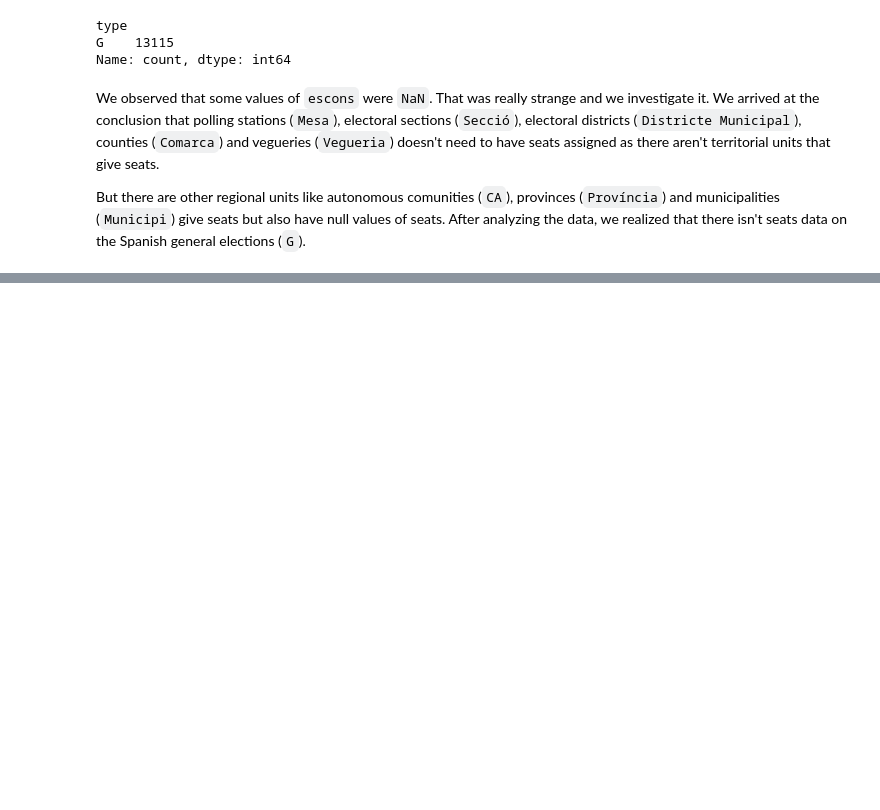
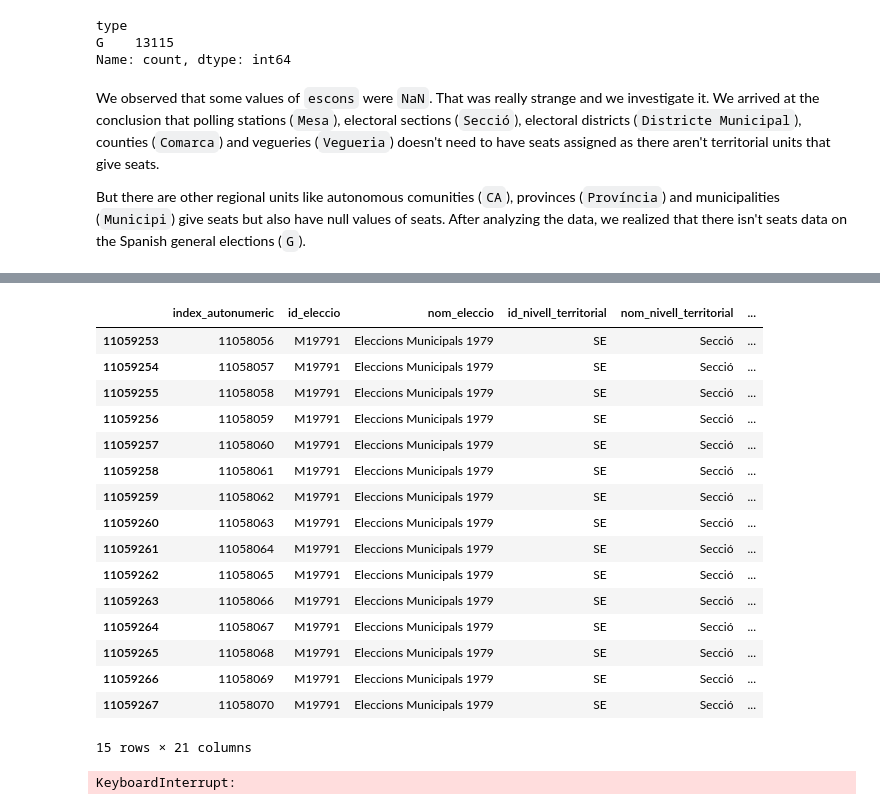
Before and after one commit to guillempla/catalan-elections-forecasting, a Jupyter notebook: src/study_data/study-results-data.ipynb, the cells around one changed output, grey strips where cells are left out. Drawn from its saved outputs; the diff is of its cells as text; code cells hidden in the pictures; blank space fills up the shorter version.

```diff
--- a/src/study_data/study-results-data.ipynb
+++ b/src/study_data/study-results-data.ipynb
@@ -849,0 +864,4 @@ But there are other regional units like autonomous comunities (`CA`), provinces
+# %%
+df_grouped = pd.read_pickle('../../data/processed/catalan-elections-grouped-data.pkl')
+
+df_grouped.info()
@@ -849,0 +890,2 @@ But there are other regional units like autonomous comunities (`CA`), provinces
+# %%
+df_censal_sections = df_grouped[df_grouped["id_nivell_territorial"] == "SE"]
@@ -849,0 +931,31 @@ But there are other regional units like autonomous comunities (`CA`), provinces
+# %%
+df_censal_sections[
+    (df_censal_sections["id_eleccio"] == "M19791")
+    & (df_censal_sections["territori_codi"] == 8019)
+    & (df_censal_sections["seccio"] == 1.0)
+    & (df_censal_sections["districte"] == 1.0)
+]
+# %% [output]
+|  | index_autonumeric | id_eleccio | nom_eleccio | id_nivell_territorial | nom_nivell_territorial | ... |
+| 11059253 | 11058056 | M19791 | Eleccions Municipals 1979 | SE | Secció | ... |
+| 11059254 | 11058057 | M19791 | Eleccions Municipals 1979 | SE | Secció | ... |
+| 11059255 | 11058058 | M19791 | Eleccions Municipals 1979 | SE | Secció | ... |
+| 11059256 | 11058059 | M19791 | Eleccions Municipals 1979 | SE | Secció | ... |
+| 11059257 | 11058060 | M19791 | Eleccions Municipals 1979 | SE | Secció | ... |
+| 11059258 | 11058061 | M19791 | Eleccions Municipals 1979 | SE | Secció | ... |
+| 11059259 | 11058062 | M19791 | Eleccions Municipals 1979 | SE | Secció | ... |
+| 11059260 | 11058063 | M19791 | Eleccions Municipals 1979 | SE | Secció | ... |
+| 11059261 | 11058064 | M19791 | Eleccions Municipals 1979 | SE | Secció | ... |
+| 11059262 | 11058065 | M19791 | Eleccions Municipals 1979 | SE | Secció | ... |
+| 11059263 | 11058066 | M19791 | Eleccions Municipals 1979 | SE | Secció | ... |
+| 11059264 | 11058067 | M19791 | Eleccions Municipals 1979 | SE | Secció | ... |
+| 11059265 | 11058068 | M19791 | Eleccions Municipals 1979 | SE | Secció | ... |
+| 11059266 | 11058069 | M19791 | Eleccions Municipals 1979 | SE | Secció | ... |
+| 11059267 | 11058070 | M19791 | Eleccions Municipals 1979 | SE | Secció | ... |
+15 rows × 21 columns
+# %%
+df_censal_sections = df_censal_sections.merge(
+    df_participation, on=["id_eleccio", "seccio"], how="left"
+)
+# %% [output]
+KeyboardInterrupt:
```
Also changed, not shown: parts of 10 cells of this notebook, 1 other file.
